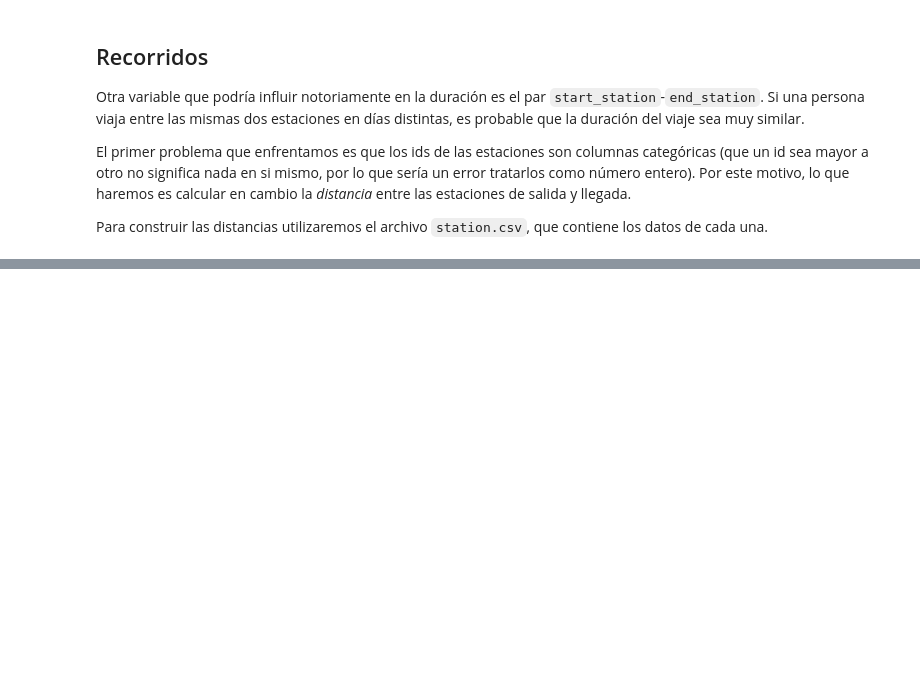
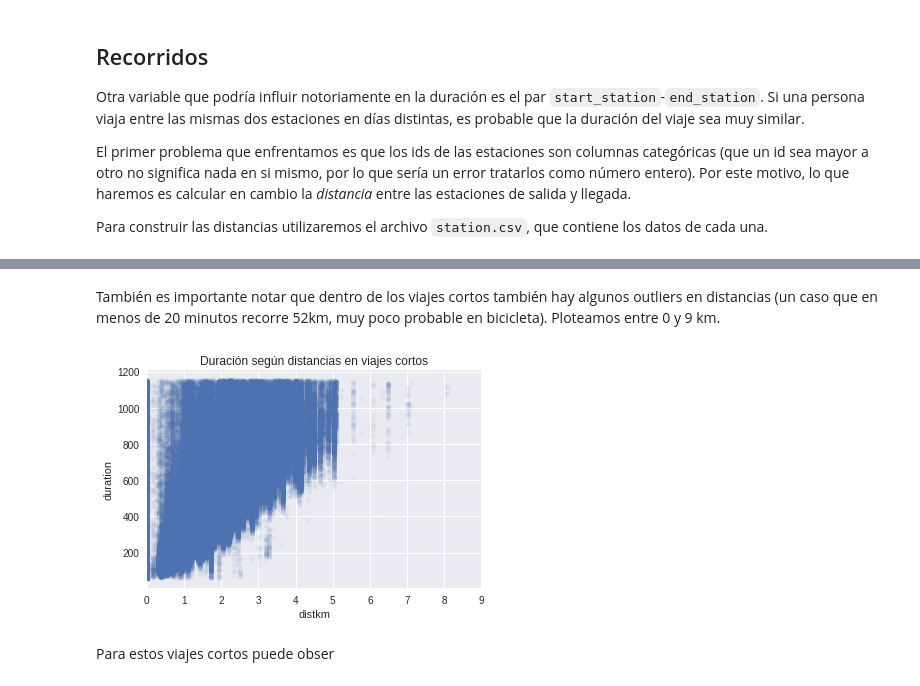
Before and after one commit to Arkenan/datos-tp, a Jupyter notebook: explo-limpio.ipynb, the cells around one changed output, grey strips where cells are left out. Drawn from its saved outputs; the diff is of its cells as text; code cells hidden in the pictures; blank space fills up the shorter version.

Commit message:
agrego viajes cortos

```diff
--- a/explo-limpio.ipynb
+++ b/explo-limpio.ipynb
@@ -249,0 +256,3 @@ Lo que notamos inmediatamente es que los outliers de duración arruinan cualquie
+# %%
+viajesCortos = viajes[viajes.duration < viajes.duration.quantile(0.9)]
+viajes.duration.quantile(0.9)/60
@@ -250,2 +275,13 @@ Lo que notamos inmediatamente es que los outliers de duración arruinan cualquie
+# %% [markdown]
+También es importante notar que dentro de los viajes cortos también hay algunos outliers en distancias (un caso que en menos de 20 minutos recorre 52km, muy poco probable en bicicleta). Ploteamos entre 0 y 9 km.
+# %%
+viajesCortos[["distkm","duration"]].plot.scatter(x="distkm",y="duration", alpha=0.05);
+plt.title("Duración según distancias en viajes cortos")
+plt.xlim([0,9])
+plt.show()
+# %% [output]
+[figure, added]
+# %% [markdown]
+Para estos viajes cortos puede obser
 # %%
 viajesCortos = viajes[viajes.duration < viajes.duration.quantile(0.9)]
```
Also changed, not shown: parts of 5 cells of this notebook.
